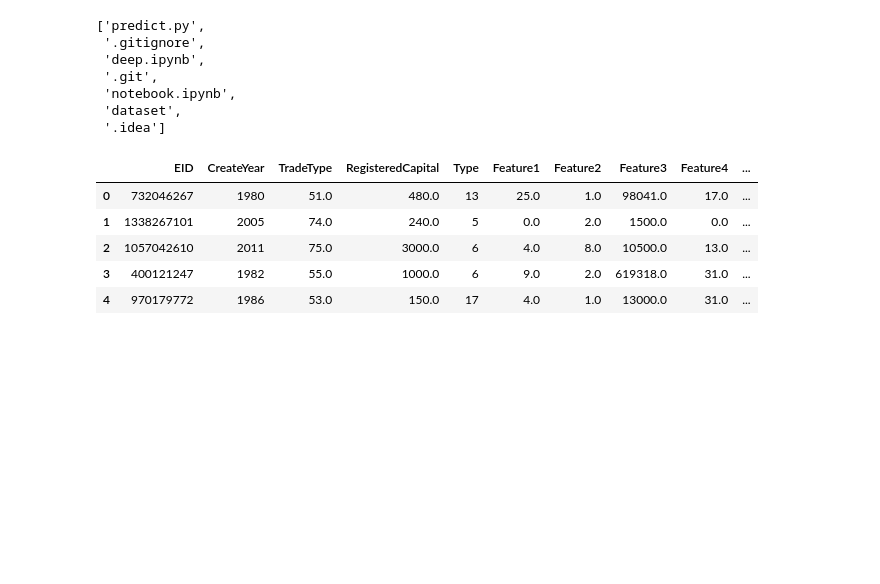
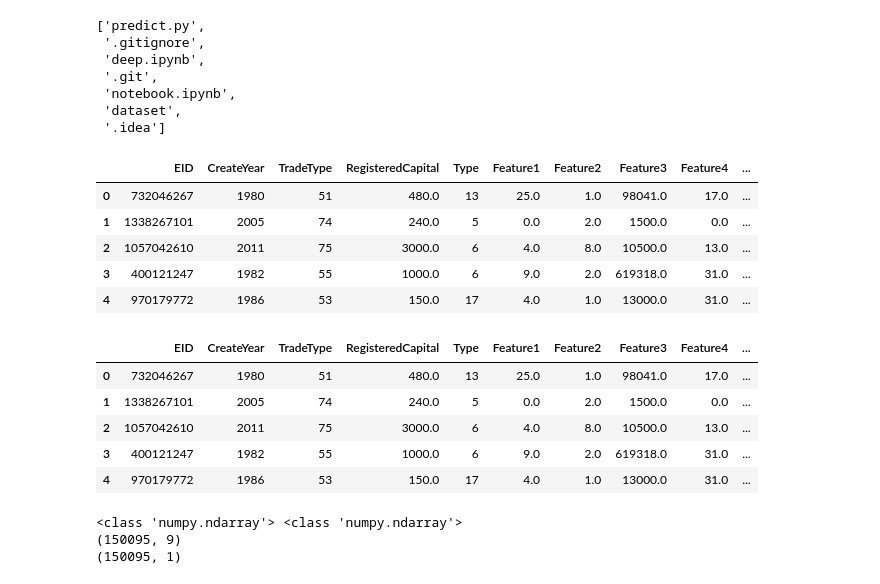
Before and after one commit to covariantFunctor/awesome_algo, a Jupyter notebook: deep.ipynb, the cells around one changed output. Saved outputs shown, nothing was run; the diff lists cells and outputs as text; code cells hidden in the pictures; blank space fills up the shorter version.

```diff
--- a/deep.ipynb
+++ b/deep.ipynb
@@ -13,34 +17,35 @@ os.listdir('.')
  'notebook.ipynb',
  'dataset',
  '.idea']
+# %%
+baseinfo = pd.read_csv('dataset/1baseinfo.csv')
+
+train_labels = pd.read_csv('dataset/train.csv')
+# %% [output]
+|  | EID | CreateYear | TradeType | RegisteredCapital | Type | Feature1 | Feature2 | Feature3 | Feature4 | ... |
+| 0 | 732046267 | 1980 | 51 | 480.0 | 13 | 25.0 | 1.0 | 98041.0 | 17.0 | ... |
+| 1 | 1338267101 | 2005 | 74 | 240.0 | 5 | 0.0 | 2.0 | 1500.0 | 0.0 | ... |
+| 2 | 1057042610 | 2011 | 75 | 3000.0 | 6 | 4.0 | 8.0 | 10500.0 | 13.0 | ... |
+| 3 | 400121247 | 1982 | 55 | 1000.0 | 6 | 9.0 | 2.0 | 619318.0 | 31.0 | ... |
+| 4 | 970179772 | 1986 | 53 | 150.0 | 17 | 4.0 | 1.0 | 13000.0 | 31.0 | ... |
 # %%
-baseinfo = pd.read_csv('dataset/1baseinfo.csv')
+baseinfo['EID'] = baseinfo['EID'].fillna(0)
+baseinfo['CreateYear'] = baseinfo['CreateYear'].fillna(0)
+baseinfo['TradeType'] = baseinfo['TradeType'].fillna(0).astype('int')
+baseinfo['RegisteredCapital'] = baseinfo['RegisteredCapital'].fillna(0)
+baseinfo['Feature1'] = baseinfo['Feature1'].fillna(0)
+baseinfo['Feature2'] = baseinfo['Feature2'].fillna(0)
+baseinfo['Feature3'] = baseinfo['Feature3'].fillna(0)
+baseinfo['Feature4'] = baseinfo['Feature4'].fillna(0)
+baseinfo['Feature5'] = baseinfo['Feature5'].fillna(0)
+train_labels['EndDate'] = train_labels['EndDate'].fillna('197012').astype('int')
 
-train = pd.read_csv('dataset/train.csv')
-
-baseinfo['EID']=baseinfo['EID'].fillna(0)
-baseinfo['CreateYear']=baseinfo['CreateYear'].fillna(0)
-baseinfo['TradeType']=baseinfo['TradeType'].fillna(0)
-baseinfo['RegisteredCapital']=baseinfo['RegisteredCapital'].fillna(0)
-baseinfo['Feature1']=baseinfo['Feature1'].fillna(0)
-baseinfo['Feature2']=baseinfo['Feature2'].fillna(0)
-baseinfo['Feature3']=baseinfo['Feature3'].fillna(0)
-baseinfo['Feature4']=baseinfo['Feature4'].fillna(0)
-baseinfo['Feature5']=baseinfo['Feature5'].fillna(0)
-
-train['EndDate'] = train['EndDate'].fillna('250001')
-train['EndDate']=train['EndDate'].astype('int')
-
-
-
-
-merged_data = pd.merge(baseinfo, train, on='EID', how='right')
-
+merged_data = pd.merge(baseinfo, train_labels, on='EID', how='right')
 merged_data.head()
 # %% [output]
 |  | EID | CreateYear | TradeType | RegisteredCapital | Type | Feature1 | Feature2 | Feature3 | Feature4 | ... |
-| 0 | 732046267 | 1980 | 51.0 | 480.0 | 13 | 25.0 | 1.0 | 98041.0 | 17.0 | ... |
-| 1 | 1338267101 | 2005 | 74.0 | 240.0 | 5 | 0.0 | 2.0 | 1500.0 | 0.0 | ... |
-| 2 | 1057042610 | 2011 | 75.0 | 3000.0 | 6 | 4.0 | 8.0 | 10500.0 | 13.0 | ... |
-| 3 | 400121247 | 1982 | 55.0 | 1000.0 | 6 | 9.0 | 2.0 | 619318.0 | 31.0 | ... |
-| 4 | 970179772 | 1986 | 53.0 | 150.0 | 17 | 4.0 | 1.0 | 13000.0 | 31.0 | ... |
+| 0 | 732046267 | 1980 | 51 | 480.0 | 13 | 25.0 | 1.0 | 98041.0 | 17.0 | ... |
+| 1 | 1338267101 | 2005 | 74 | 240.0 | 5 | 0.0 | 2.0 | 1500.0 | 0.0 | ... |
+| 2 | 1057042610 | 2011 | 75 | 3000.0 | 6 | 4.0 | 8.0 | 10500.0 | 13.0 | ... |
+| 3 | 400121247 | 1982 | 55 | 1000.0 | 6 | 9.0 | 2.0 | 619318.0 | 31.0 | ... |
+| 4 | 970179772 | 1986 | 53 | 150.0 | 17 | 4.0 | 1.0 | 13000.0 | 31.0 | ... |
@@ -46,0 +62,12 @@ merged_data.head()
+# %%
+print(type(all_y),type(all_x))
+
+all_x = sequence.pad_sequences(all_x)
+all_y = sequence.pad_sequences(all_y)
+
+print(all_x.shape)
+print(all_y.shape)
+# %% [output]
+<class 'numpy.ndarray'> <class 'numpy.ndarray'>
+(150095, 9)
+(150095, 1)
```
Also changed, not shown: parts of 4 cells of this notebook, 1 other file.
